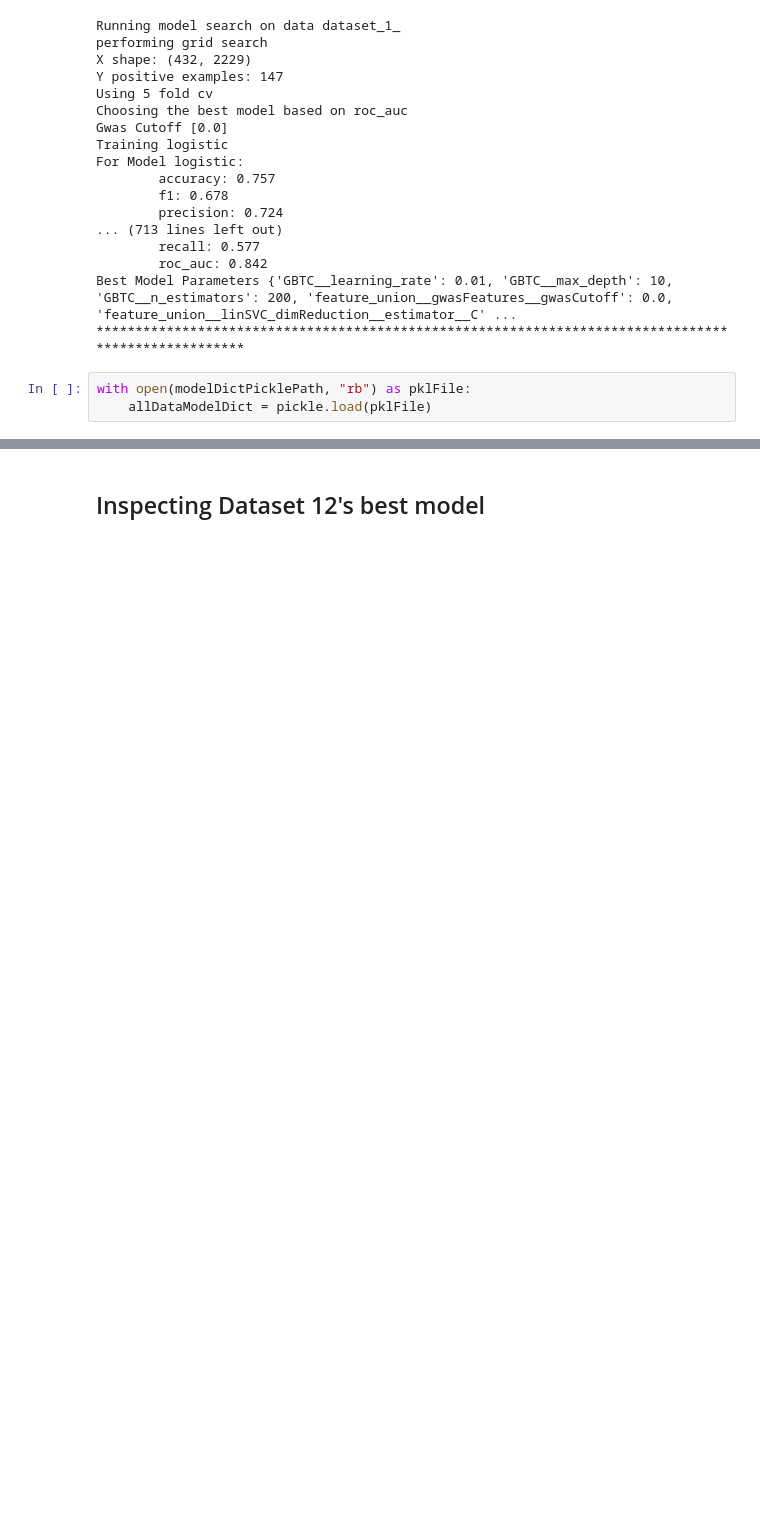
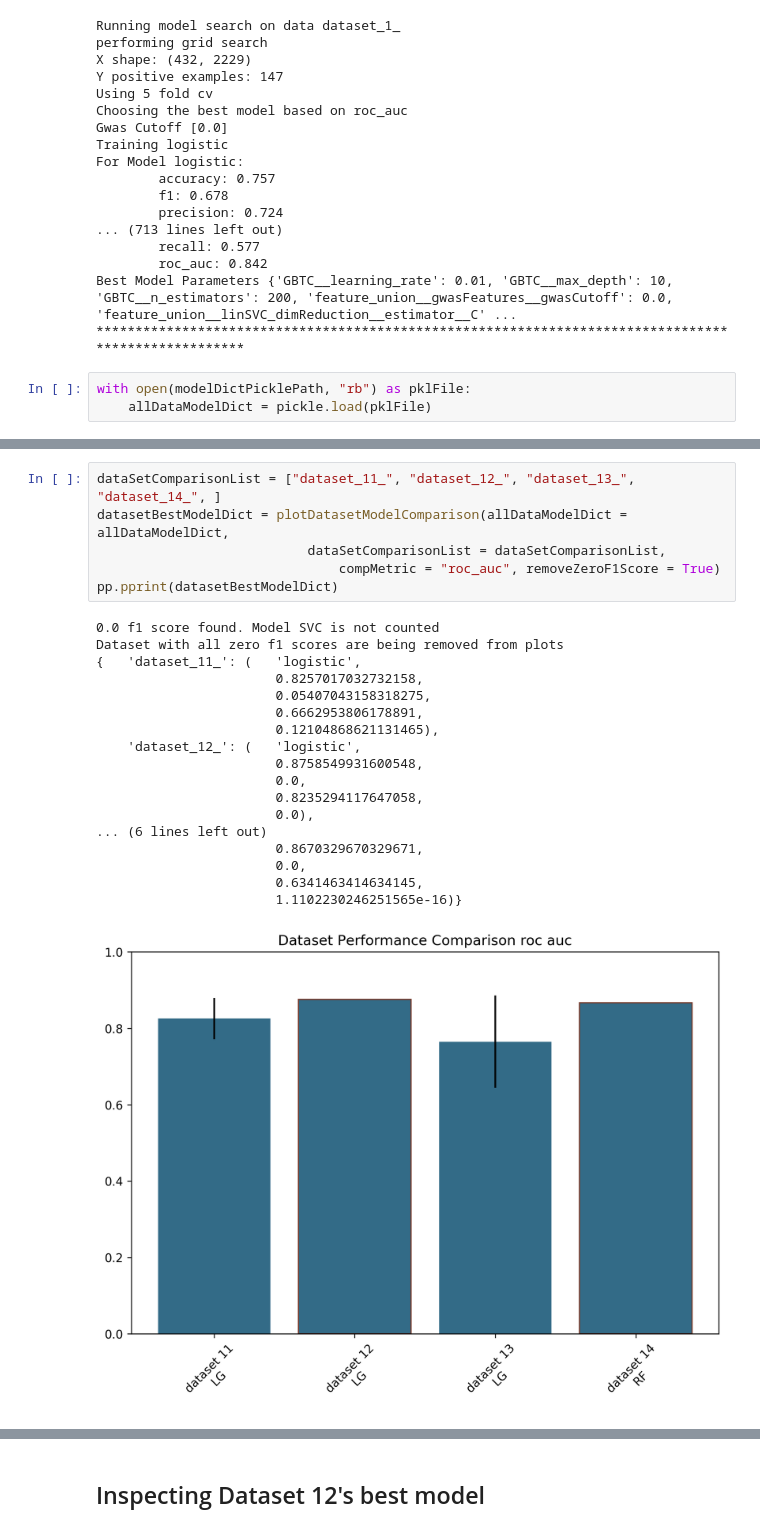
Before and after one commit to crowegian/AMR_ML, a Jupyter notebook: ML_notebook.ipynb, the cells around one changed output, grey strips where cells are left out. Saved outputs shown, nothing was run; the diff lists cells and outputs as text; blank space fills up the shorter version.

```diff
--- a/ML_notebook.ipynb
+++ b/ML_notebook.ipynb
@@ -80 +113,26 @@ with open(modelDictPicklePath, "rb") as pklFile:
+# %%
+dataSetComparisonList = ["dataset_11_", "dataset_12_", "dataset_13_", "dataset_14_", ]
+datasetBestModelDict = plotDatasetModelComparison(allDataModelDict = allDataModelDict,
+                           dataSetComparisonList = dataSetComparisonList,
+                               compMetric = "roc_auc", removeZeroF1Score = True)
+pp.pprint(datasetBestModelDict)
+# %% [output]
+0.0 f1 score found. Model SVC is not counted
+Dataset with all zero f1 scores are being removed from plots
+{   'dataset_11_': (   'logistic',
+                       0.8257017032732158,
+                       0.05407043158318275,
+                       0.6662953806178891,
+                       0.12104868621131465),
+    'dataset_12_': (   'logistic',
+                       0.8758549931600548,
+                       0.0,
+                       0.8235294117647058,
+                       0.0),
+... (6 lines left out)
+                       0.8670329670329671,
+                       0.0,
+                       0.6341463414634145,
+                       1.1102230246251565e-16)}
+[figure, added]
 # %%
```
Also changed, not shown: parts of 6 cells of this notebook, 1 other file.
